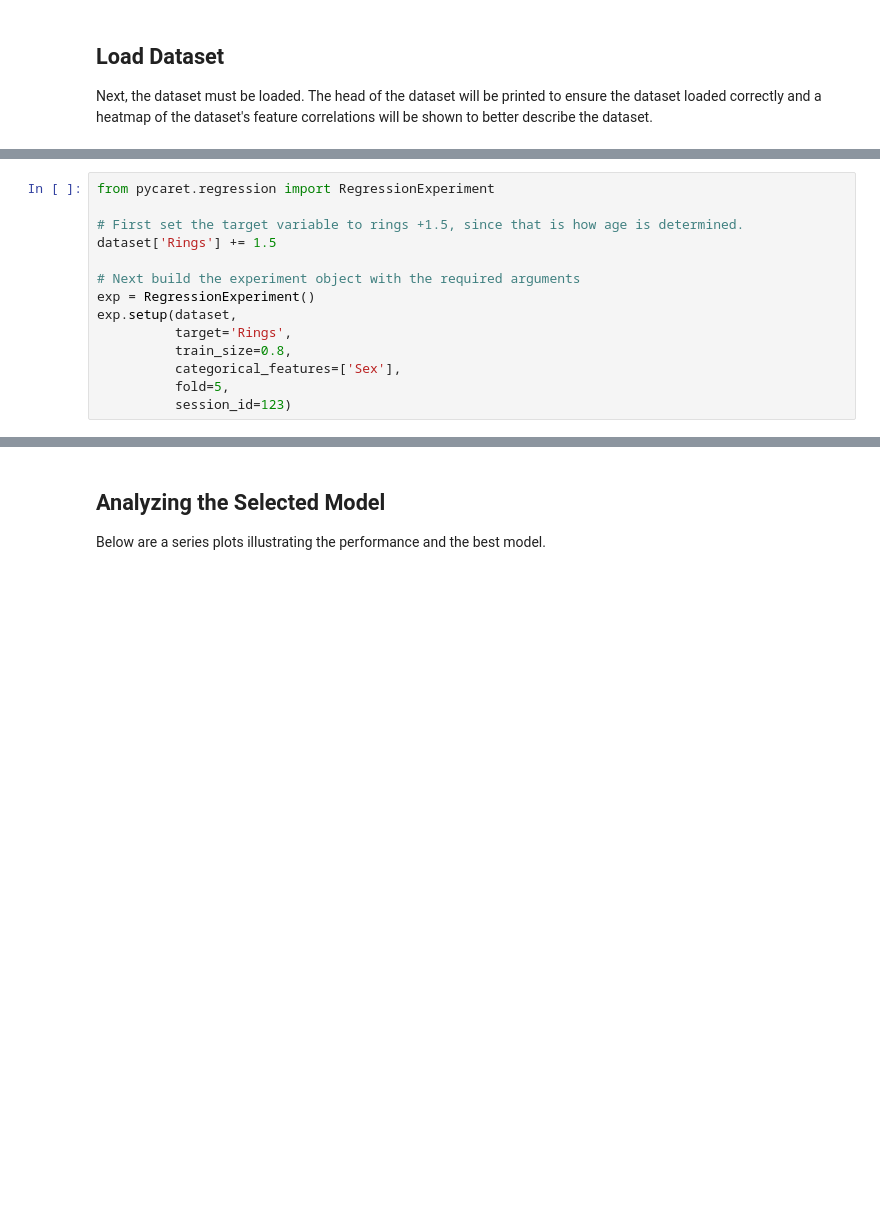
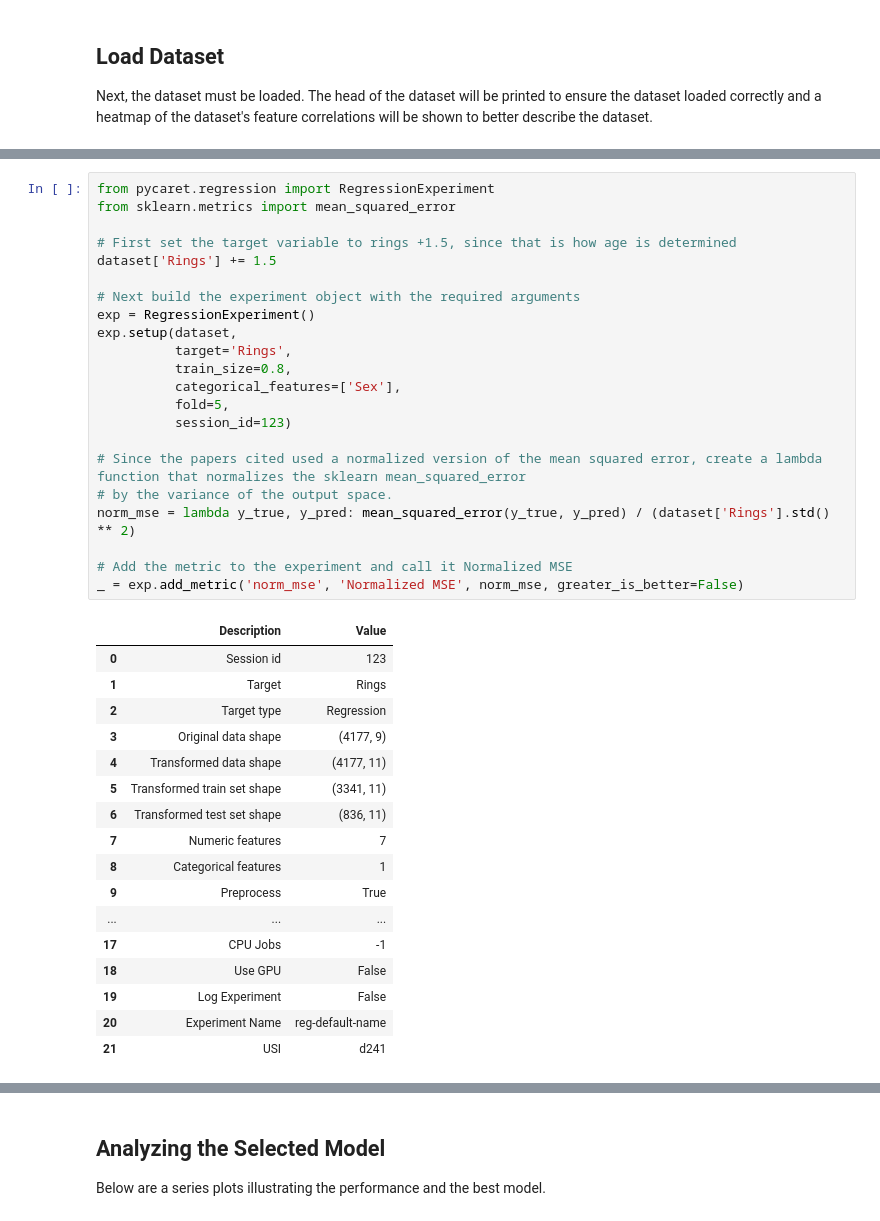
Before and after one commit to bwood06/EE8603_Final_Project, a Jupyter notebook: final_project.ipynb, the cells around one changed output, grey strips where cells are left out. Saved outputs shown, nothing was run; the diff lists cells and outputs as text; blank space fills up the shorter version.

```diff
--- a/final_project.ipynb
+++ b/final_project.ipynb
@@ -44,16 +83,42 @@ The below code creates a training object with various preprocessing settings. It
 # %%
 from pycaret.regression import RegressionExperiment
+from sklearn.metrics import mean_squared_error
 
-# First set the target variable to rings +1.5, since that is how age is determined.
+# First set the target variable to rings +1.5, since that is how age is determined
 dataset['Rings'] += 1.5
 
 # Next build the experiment object with the required arguments
 exp = RegressionExperiment()
 exp.setup(dataset,
           target='Rings',
           train_size=0.8,
           categorical_features=['Sex'],
           fold=5,
           session_id=123)
+
+# Since the papers cited used a normalized version of the mean squared error, create a lambda function that normalizes the sklearn mean_squared_error
+# by the variance of the output space.
+norm_mse = lambda y_true, y_pred: mean_squared_error(y_true, y_pred) / (dataset['Rings'].std() ** 2)
+
+# Add the metric to the experiment and call it Normalized MSE
+_ = exp.add_metric('norm_mse', 'Normalized MSE', norm_mse, greater_is_better=False)
+# %% [output]
+|  | Description | Value |
+| 0 | Session id | 123 |
+| 1 | Target | Rings |
+| 2 | Target type | Regression |
+| 3 | Original data shape | (4177, 9) |
+| 4 | Transformed data shape | (4177, 11) |
+| 5 | Transformed train set shape | (3341, 11) |
+| 6 | Transformed test set shape | (836, 11) |
+| 7 | Numeric features | 7 |
+| 8 | Categorical features | 1 |
+| 9 | Preprocess | True |
+| ... | ... | ... |
+| 17 | CPU Jobs | -1 |
+| 18 | Use GPU | False |
+| 19 | Log Experiment | False |
+| 20 | Experiment Name | reg-default-name |
+| 21 | USI | d241 |
 # %% [markdown]
 ## Train the Model
```
Also changed, not shown: parts of 10 cells of this notebook.
